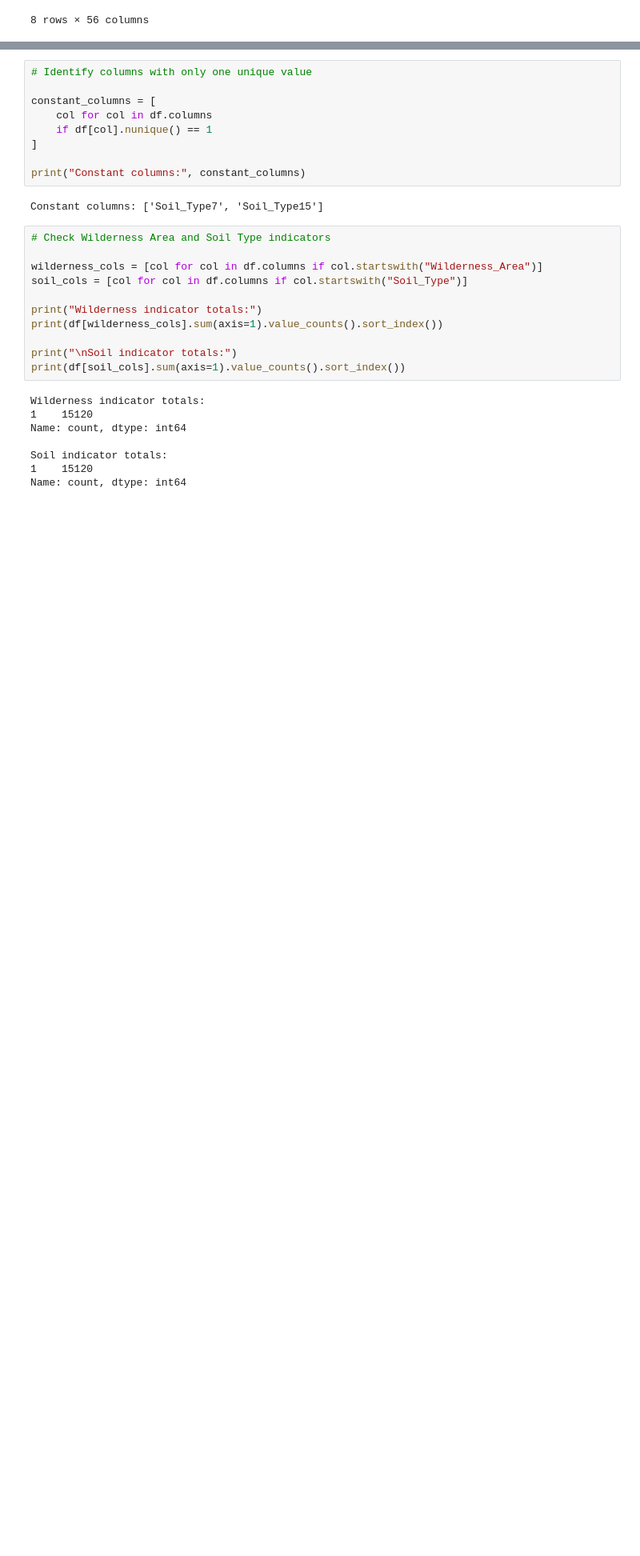
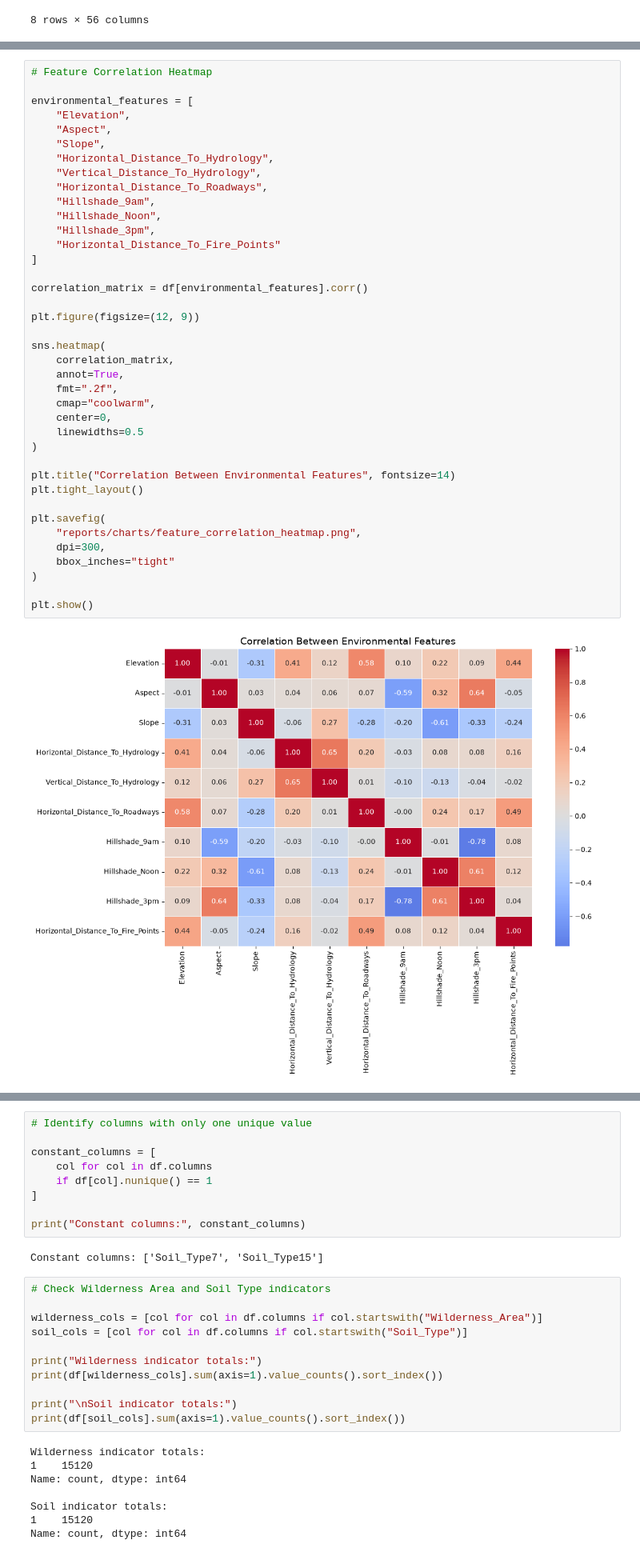
Before and after one commit to rakeshraikar1989/Forest-Cover-Prediction, a Jupyter notebook: notebooks/PRCP_1005_Forest_Cover_Prediction.ipynb, the cells around one changed output, grey strips where cells are left out. Shown at 80% size. Saved outputs shown, nothing was run; the diff lists cells and outputs as text; blank space fills up the shorter version.

Commit message:
Complete forest cover project report and visualizations

```diff
--- a/notebooks/PRCP_1005_Forest_Cover_Prediction.ipynb
+++ b/notebooks/PRCP_1005_Forest_Cover_Prediction.ipynb
@@ -118,0 +183,41 @@ Name: count, dtype: int64
+# %%
+# Feature Correlation Heatmap
+
+environmental_features = [
+    "Elevation",
+    "Aspect",
+    "Slope",
+    "Horizontal_Distance_To_Hydrology",
+    "Vertical_Distance_To_Hydrology",
+    "Horizontal_Distance_To_Roadways",
+    "Hillshade_9am",
+    "Hillshade_Noon",
+    "Hillshade_3pm",
+    "Horizontal_Distance_To_Fire_Points"
+]
+
+correlation_matrix = df[environmental_features].corr()
+
+plt.figure(figsize=(12, 9))
+
+sns.heatmap(
+    correlation_matrix,
+    annot=True,
+    fmt=".2f",
+    cmap="coolwarm",
+    center=0,
+    linewidths=0.5
+)
+
+plt.title("Correlation Between Environmental Features", fontsize=14)
+plt.tight_layout()
+
+plt.savefig(
+    "reports/charts/feature_correlation_heatmap.png",
+    dpi=300,
+    bbox_inches="tight"
+)
+
+plt.show()
+# %% [output]
+[figure, added]
```
Also changed, not shown: parts of 18 cells of this notebook, 12 other files.
